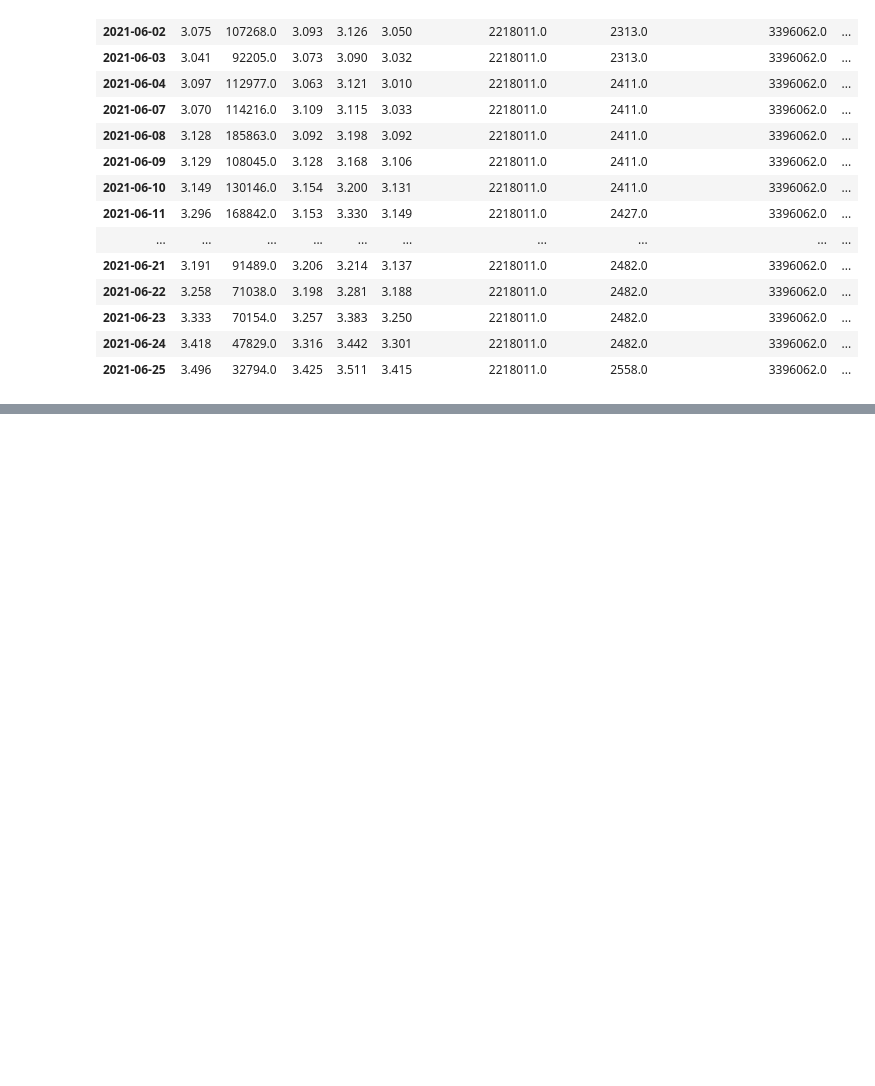
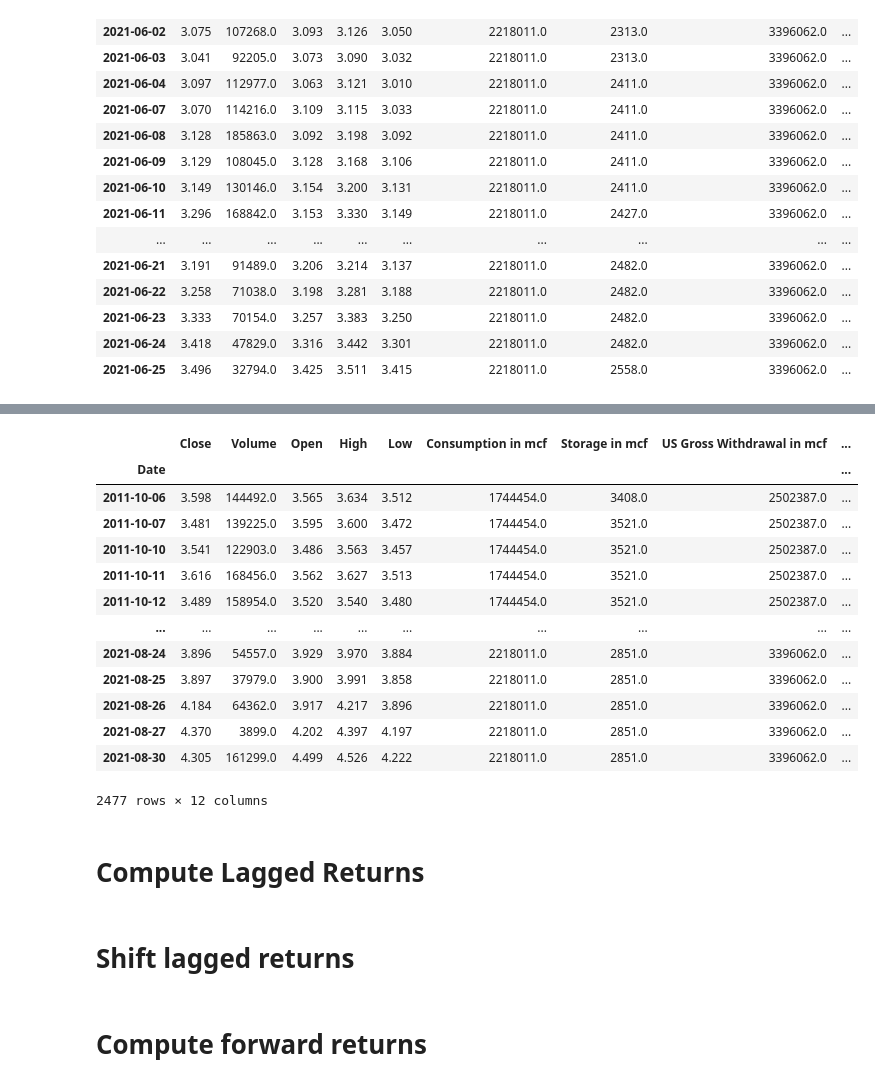
Before and after one commit to paolodelia99/ng-strategies, a Jupyter notebook: ml_based_strategy.ipynb, the cells around one changed output, grey strips where cells are left out. Drawn from its saved outputs; the diff is of its cells as text; code cells hidden in the pictures; blank space fills up the shorter version.

```diff
--- a/ml_based_strategy.ipynb
+++ b/ml_based_strategy.ipynb
@@ -88,0 +144,6 @@ res.iloc[-65:-45]
+# %%
+atr_df = pd.DataFrame(data={
+    'Date':res_.index[-len(atr):],
+    'ATR':atr
+})
+atr_df.set_index('Date', inplace=True)
@@ -88,0 +159,28 @@ res.iloc[-65:-45]
+# %%
+macd_df = pd.DataFrame(data={
+    'Date': res_.index[-len(macd):],
+    'MACD': macd
+})
+macd_df.set_index('Date', inplace=True)
+# %%
+res_ = pd.concat([res_, rsi_df, atr_df, macd_df], axis=1)
+res_.dropna(inplace=True)
+# %%
+res_
+# %% [output]
+|  | Close | Volume | Open | High | Low | Consumption in mcf | Storage in mcf | US Gross Withdrawal in mcf | ... |
+| Date |  |  |  |  |  |  |  |  | ... |
+| 2011-10-06 | 3.598 | 144492.0 | 3.565 | 3.634 | 3.512 | 1744454.0 | 3408.0 | 2502387.0 | ... |
+| 2011-10-07 | 3.481 | 139225.0 | 3.595 | 3.600 | 3.472 | 1744454.0 | 3521.0 | 2502387.0 | ... |
+| 2011-10-10 | 3.541 | 122903.0 | 3.486 | 3.563 | 3.457 | 1744454.0 | 3521.0 | 2502387.0 | ... |
+| 2011-10-11 | 3.616 | 168456.0 | 3.562 | 3.627 | 3.513 | 1744454.0 | 3521.0 | 2502387.0 | ... |
+| 2011-10-12 | 3.489 | 158954.0 | 3.520 | 3.540 | 3.480 | 1744454.0 | 3521.0 | 2502387.0 | ... |
+| ... | ... | ... | ... | ... | ... | ... | ... | ... | ... |
+| 2021-08-24 | 3.896 | 54557.0 | 3.929 | 3.970 | 3.884 | 2218011.0 | 2851.0 | 3396062.0 | ... |
+| 2021-08-25 | 3.897 | 37979.0 | 3.900 | 3.991 | 3.858 | 2218011.0 | 2851.0 | 3396062.0 | ... |
+| 2021-08-26 | 4.184 | 64362.0 | 3.917 | 4.217 | 3.896 | 2218011.0 | 2851.0 | 3396062.0 | ... |
+| 2021-08-27 | 4.370 | 3899.0 | 4.202 | 4.397 | 4.197 | 2218011.0 | 2851.0 | 3396062.0 | ... |
+| 2021-08-30 | 4.305 | 161299.0 | 4.499 | 4.526 | 4.222 | 2218011.0 | 2851.0 | 3396062.0 | ... |
+2477 rows × 12 columns
+# %% [markdown]
+# Compute Lagged Returns
@@ -88,0 +195,2 @@ res.iloc[-65:-45]
+# %% [markdown]
+# Shift lagged returns
@@ -88,0 +202,2 @@ res.iloc[-65:-45]
+# %% [markdown]
+# Compute forward returns
```
Also changed, not shown: parts of 22 cells of this notebook, 1 other file.
